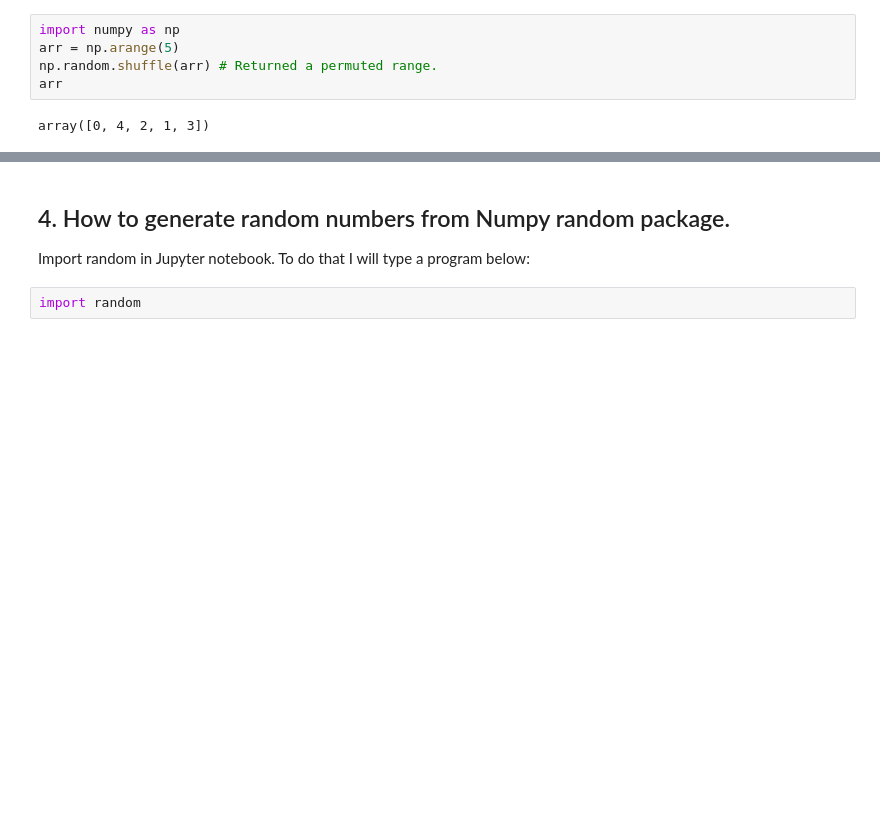
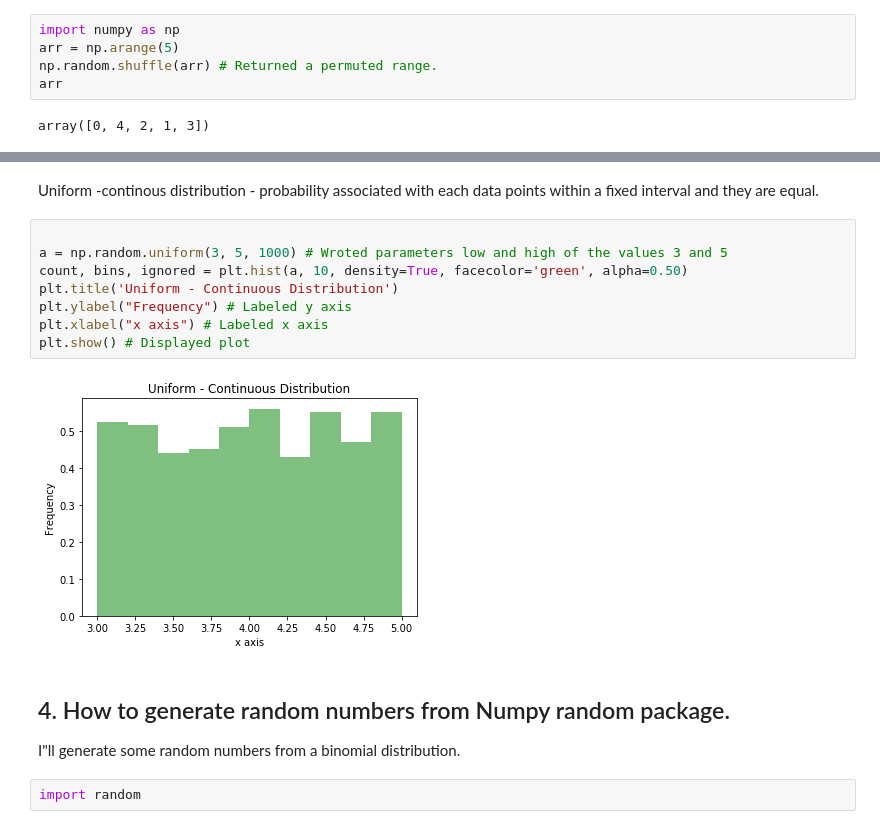
Before and after one commit to rituteval/Programming-for-Data-Analysis-assingment, a Jupyter notebook: Programming for DA-assingment.ipynb, the cells around one changed output, grey strips where cells are left out. Drawn from its saved outputs; the diff is of its cells as text; blank space fills up the shorter version.

```diff
--- a/Programming for DA-assingment.ipynb
+++ b/Programming for DA-assingment.ipynb
@@ -225,7 +318,20 @@ array([6, 1, 4, 2, 7, 5, 3, 0])
+# %% [markdown]
+Uniform -continous distribution - probability associated with each data points within a fixed interval and they are equal.
+# %%
+
+a = np.random.uniform(3, 5, 1000) # Wroted parameters low and high of the values 3 and 5
+count, bins, ignored = plt.hist(a, 10, density=True, facecolor='green', alpha=0.50)
+plt.title('Uniform - Continuous Distribution')
+plt.ylabel("Frequency") # Labeled y axis
+plt.xlabel("x axis") # Labeled x axis
+plt.show() # Displayed plot
+# %% [output]
+[figure, added]
 # %% [markdown]
 ## 4. How to generate random numbers from Numpy random package.
 
-Import random in Jupyter notebook. To do that I will type a program below:
+
+I"ll generate some random numbers from a binomial distribution.
 # %%
 import random
 # %%
```
Also changed, not shown: parts of 34 cells of this notebook.
